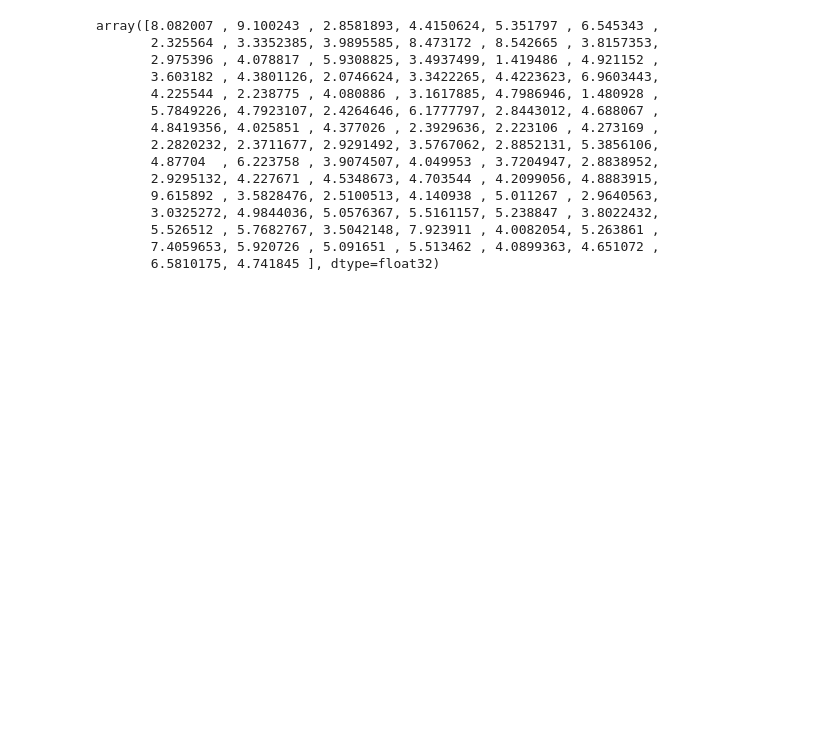
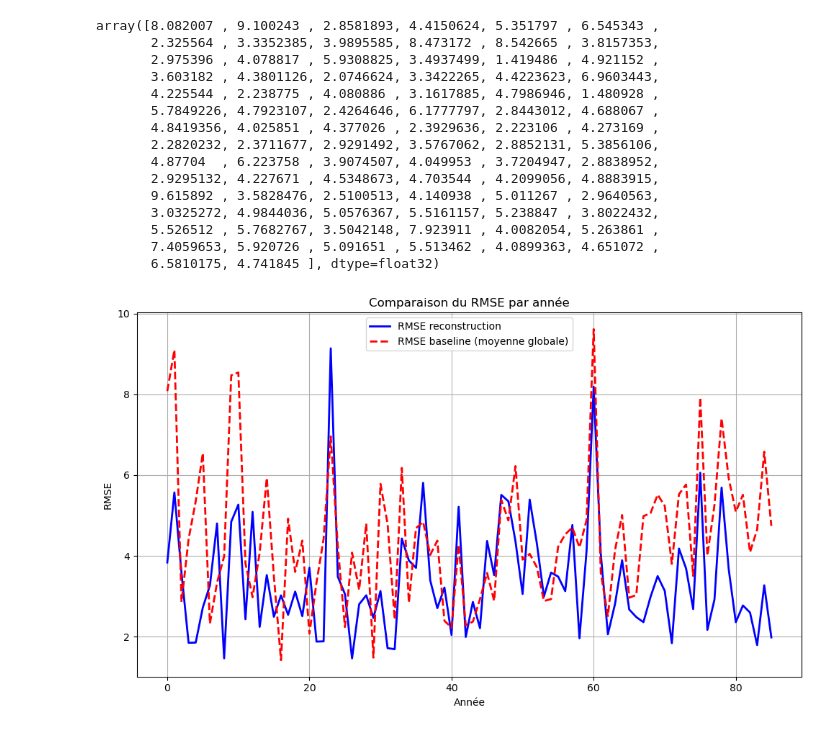
Before and after one commit to Userror05/MERCURY, a Jupyter notebook: emulator_tutorial.ipynb, the cells around one changed output. Drawn from its saved outputs; the diff is of its cells as text; code cells hidden in the pictures; blank space fills up the shorter version.

```diff
--- a/emulator_tutorial.ipynb
+++ b/emulator_tutorial.ipynb
@@ -246,10 +273,15 @@ array([2.68509105, 4.87450441, 3.18333966, 0.07016423, 0.970296  ,
 # %%
-mean_val = np.nanmean(y_true)
+# RMSE global par année (un RMSE par time step, donc par année)
+rmse_by_year = np.sqrt(np.nanmean((y_true_for_reconstructed - data_reconstructed)**2, axis=(1, 2)))
+
+rmse_by_year
+
+mean_val = np.nanmean(y_true_for_reconstructed)
 
 print(f"Moyenne globale = {mean_val:.3f}")
 
-y_mean = np.full_like(y_true, mean_val)  # y avec pour chaque cellule la moyenne de toutes les cellules
-rmse_by_year_base = np.sqrt(np.nanmean((y_true - y_mean)**2, axis=(1, 2)))
+y_mean = np.full_like(y_true_for_reconstructed, mean_val)  # y avec pour chaque cellule la moyenne de toutes les cellules
+rmse_by_year_base = np.sqrt(np.nanmean((y_true_for_reconstructed - y_mean)**2, axis=(1, 2)))
 rmse_by_year_base
 # %% [output]
 Moyenne globale = 4.501
@@ -268,6 +300,29 @@ array([8.082007 , 9.100243 , 2.8581893, 4.4150624, 5.351797 , 6.545343 ,
        5.526512 , 5.7682767, 3.5042148, 7.923911 , 4.0082054, 5.263861 ,
        7.4059653, 5.920726 , 5.091651 , 5.513462 , 4.0899363, 4.651072 ,
        6.5810175, 4.741845 ], dtype=float32)
+# %%
+import numpy as np
+import matplotlib.pyplot as plt
+
+# Supposons que tu as déjà calculé ces deux variables :
+# rmse_by_year = ...
+# rmse_by_year_base = ...
+
+years = np.arange(len(rmse_by_year))  # ou ajuste selon ta plage réelle d'années
+
+plt.figure(figsize=(10, 6))
+plt.plot(years, rmse_by_year, label='RMSE reconstruction', color='blue', linewidth=2)
+plt.plot(years, rmse_by_year_base, label='RMSE baseline (moyenne globale)', color='red', linestyle='--', linewidth=2)
+
+plt.title('Comparaison du RMSE par année')
+plt.xlabel('Année')
+plt.ylabel('RMSE')
+plt.legend()
+plt.grid(True)
+plt.tight_layout()
+plt.show()
+# %% [output]
+[figure, added]
 # %%
 rmse_model_mean = np.mean(rmse_by_year) # rmse_model étant ton tableau 86 valeurs
 rmse_baseline_mean = np.mean(rmse_by_year_base)
```
Also changed, not shown: parts of 21 cells of this notebook.
